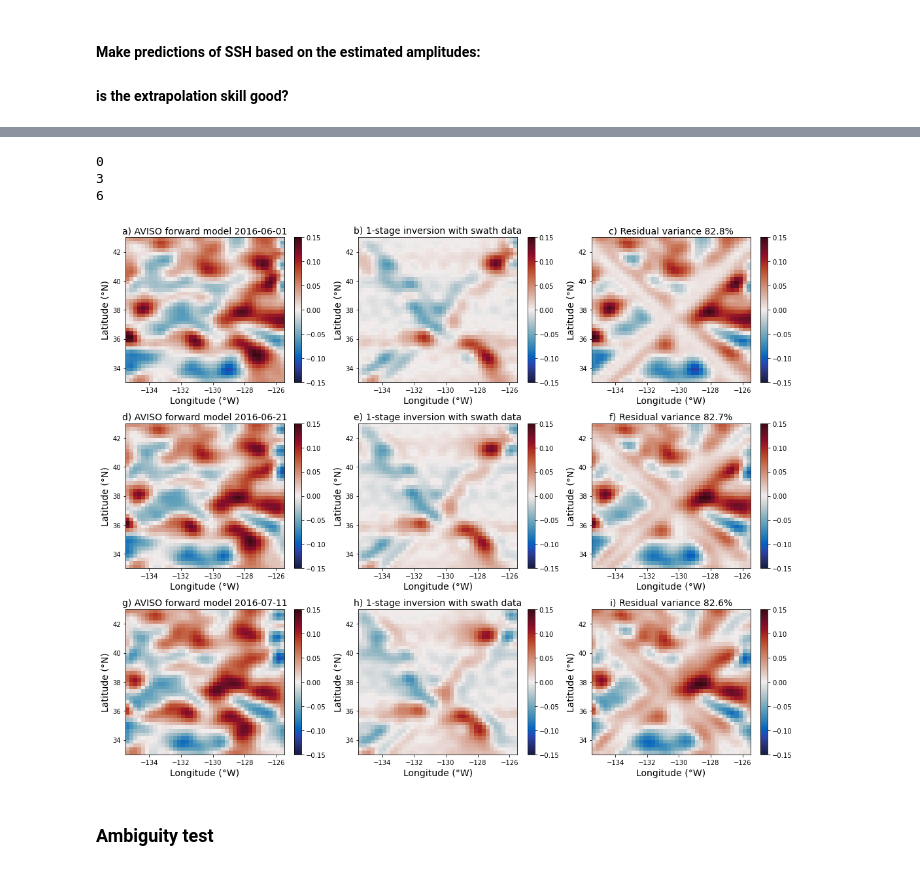
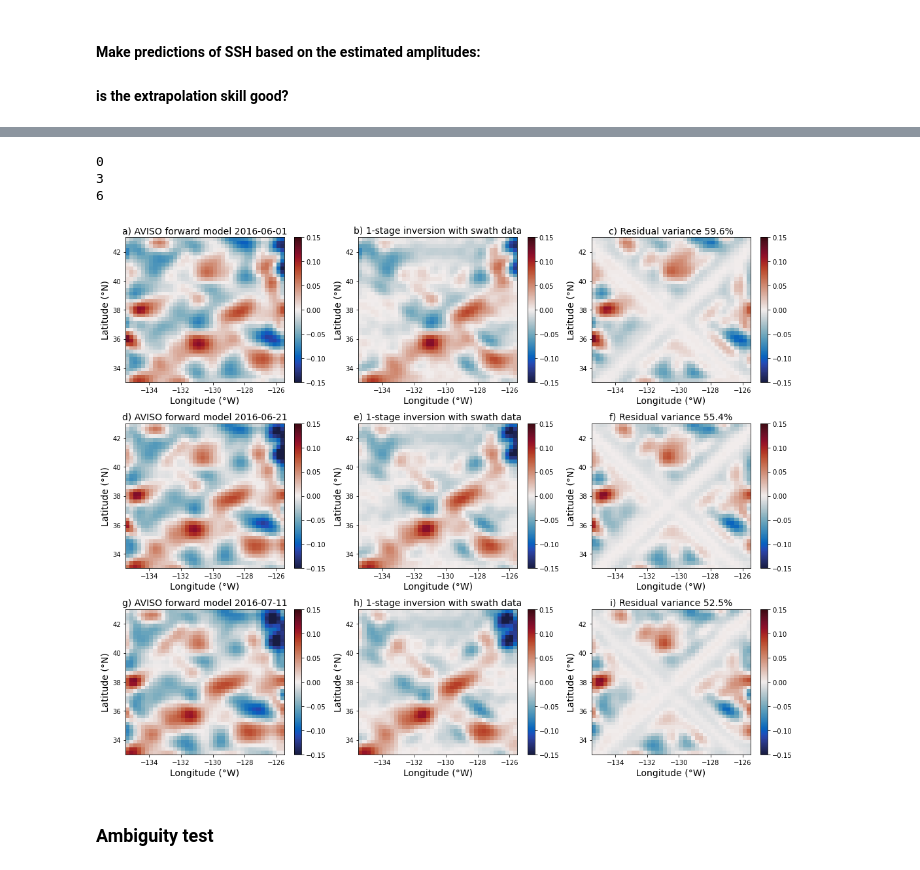
Before and after one commit to yugaophd/cer-swot, a Jupyter notebook: CER103_aviso_1day_swath_1v2step.ipynb, the cells around one changed output, grey strips where cells are left out. Saved outputs shown, nothing was run; the diff lists cells and outputs as text; code cells hidden in the pictures.

Commit message:
correlated error with multiday data

```diff
--- a/CER103_aviso_1day_swath_1v2step.ipynb
+++ b/CER103_aviso_1day_swath_1v2step.ipynb
@@ -26,9 +27,9 @@ array([0.0005, 0.001 , 0.0015, 0.002 , 0.0025, 0.003 , 0.0035, 0.004 ,
 # %%
-day0, day1 = 0, 1 #
+day0, day1 = 0, 10 #
 Tdim = day1 - day0
 start_date = '2016-06-01' ## starting date
 n_waves = '190' #number of waves
-exp = 1 # P_over_R = K^-1
+exp = 2 # P_over_R = K^-1
 mu, sigma = 0, alpha_std[3] # std of error amp
 # %% [markdown]
 ## Subset 10 degree by 10 degree of ocean
@@ -75,7 +75,8 @@ Psi = strat_ds.Psi.data
 # %% [markdown]
 #### Rossby wave estimate
 # %%
-wave_ds = xr.open_dataset('./rossby_wave_estimate_' + start_date + '_' + n_waves + 'waves.nc') # forward model - filtered AVISO
+# wave_ds = xr.open_dataset('./rossby_wave_estimate_' + start_date + '_' + n_waves + 'waves.nc') # forward model - filtered AVISO
+wave_ds =  xr.open_dataset('rossby_wave_estimate_2016-06-01_190waves_data50days.nc')
 # %%
 k_n_orig, l_n_orig = wave_ds.k_n.data, wave_ds.l_n.data
 amp = wave_ds.Amplitudes.data
@@ -432,4 +430,4 @@ plt.savefig('aviso_ssh_estimate_'+ str(date_time[0])[:10] + '_1stage.png', dpi =
 #### Make predictions of SSH based on the estimated amplitudes:
 #### is the extrapolation skill good?
 # %%
-time_range = 20
+time_range = (day1 - day0) * 2 ## 8-16
@@ -436,13 +438,14 @@ time_range = 20
 # %%
-SSHA_predicted = np.zeros([time_range, MSLA0[:, :, 0:1].size])
-SSHA_true = np.zeros([time_range, MSLA0[:, :, 0:1].size])
-residual_iter = np.zeros(time_range)
-MSLA_inverse = np.zeros([MSLA0.shape[0], MSLA0.shape[1], time_range])
-for day in range(0, time_range):
-    print(date_time[day])
-    MSLA = MSLA_fwd[:, :, day:day+1]
-    SSHA_predicted[day], SSHA_true[day], residual_iter[day] = forecast_ssh( MSLA, amp_swath[:-7], H_all)
-    MSLA_inverse[:, :, day:day+1] = reverse_vector(MSLA, SSHA_predicted[day])
+# SSHA_predicted = np.zeros([time_range, MSLA0[:, :, 0:1].size])
+# SSHA_true = np.zeros([time_range, MSLA0[:, :, 0:1].size])
+# residual_iter = np.zeros(time_range)
+# MSLA_inverse = np.zeros([MSLA0.shape[0], MSLA0.shape[1], time_range])
+# for day in range(0, time_range):
+#     print(date_time[day])
+#     MSLA = MSLA_fwd[:, :, day:day+1]
+#     H_all = build_h_matrix(MSLA, MModes, k_n, l_n, lon, lat, T_time, Psi, Rm, day0 + day)
+#     SSHA_predicted[day], SSHA_true[day], residual_iter[day] = forecast_ssh(MSLA, amp_swath[:380], H_all)
+#     MSLA_inverse[:, :, day:day+1] = reverse_vector(MSLA, SSHA_predicted[day])
 
 #     plt.figure(figsize = (15, 5))
 
@@ -510,41 +492,41 @@ for day in range(0, 12, 4):
     # Build basis function H matrix
     H_all = build_h_matrix(MSLA, MModes, k_n, l_n, lon, lat, T_time[day0:], Psi, Rm, day0 + day)
     # forecast SSH
-    SSHA_predicted[day], SSHA_true[day], variance_explained_inverse[day] = forecast_ssh(MSLA, amp_swath[:-7],  H_all)
+    SSHA_predicted[day], SSHA_true[day], variance_explained_inverse[day] = forecast_ssh(MSLA, amp_swath[:380],  H_all)
     # reverse vector
     MSLA_fwrd[:, :, day:day+1] = reverse_vector(MSLA, SSHA_predicted[day])
 
     plt.subplot(3, 3, count + 1)
     plt.pcolormesh(lon, lat, MSLA[:, :, 0], cmap = cmo.cm.balance, vmin = -.15, vmax = .15)
     plt.colorbar()
     plt.xlabel('Longitude (\N{DEGREE SIGN}W)', fontsize = 14)
     plt.ylabel('Latitude (\N{DEGREE SIGN}N)', fontsize = 14)
     plt.title(ind_list[count] + ') AVISO forward model ' + str(date_time[day])[:10], fontsize = 14)
 
     plt.subplot(3, 3, count + 2)
     plt.pcolormesh(lon, lat, MSLA_fwrd[:, :, day], vmin = -.15, vmax = .15, cmap = cmo.cm.balance)
     plt.colorbar()
     plt.xlabel('Longitude (\N{DEGREE SIGN}W)', fontsize = 14)
     plt.ylabel('Latitude (\N{DEGREE SIGN}N)', fontsize = 14)
     plt.title(ind_list[count+1] + ') 1-stage inversion with swath data', fontsize = 14)
 
     residual = MSLA[:, :, 0] - MSLA_fwrd[:, :, day]
     plt.subplot(3, 3, count + 3)
     plt.pcolormesh(lon, lat, residual, cmap = cmo.cm.balance, vmin = -.15, vmax = .15)
     plt.colorbar()
     plt.xlabel('Longitude (\N{DEGREE SIGN}W)', fontsize = 14)
     plt.ylabel('Latitude (\N{DEGREE SIGN}N)', fontsize = 14)
     plt.title(ind_list[count+2] +') Residual variance '
               + str((variance_explained_inverse[day]) * 100)[:4] + '%', fontsize = 14)
     count = count + 3
     plt.tight_layout()
 
 plt.savefig('./ssh_swath' + str(date_time[day0 + day])[:10] +'_' + str(skill.size) + 'waves_1stage.png', dpi = 300)
 # %% [output]
 0
 3
 6
-[figure, old version]
+[figure, new version]
 # %% [markdown]
 ###  Ambiguity test
 # %% [markdown]
```
Also changed, not shown: parts of 34 cells of this notebook, 2 other files.
